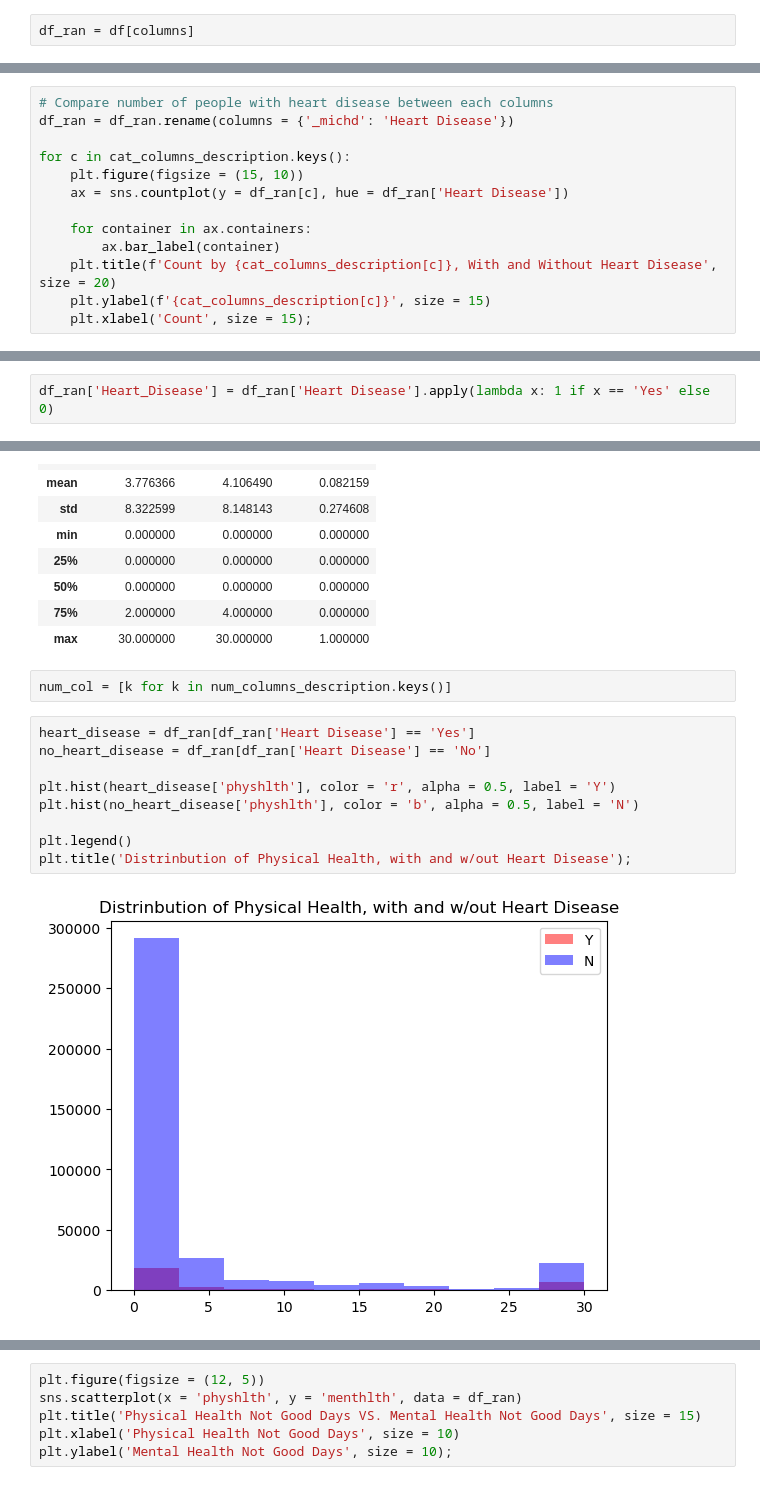
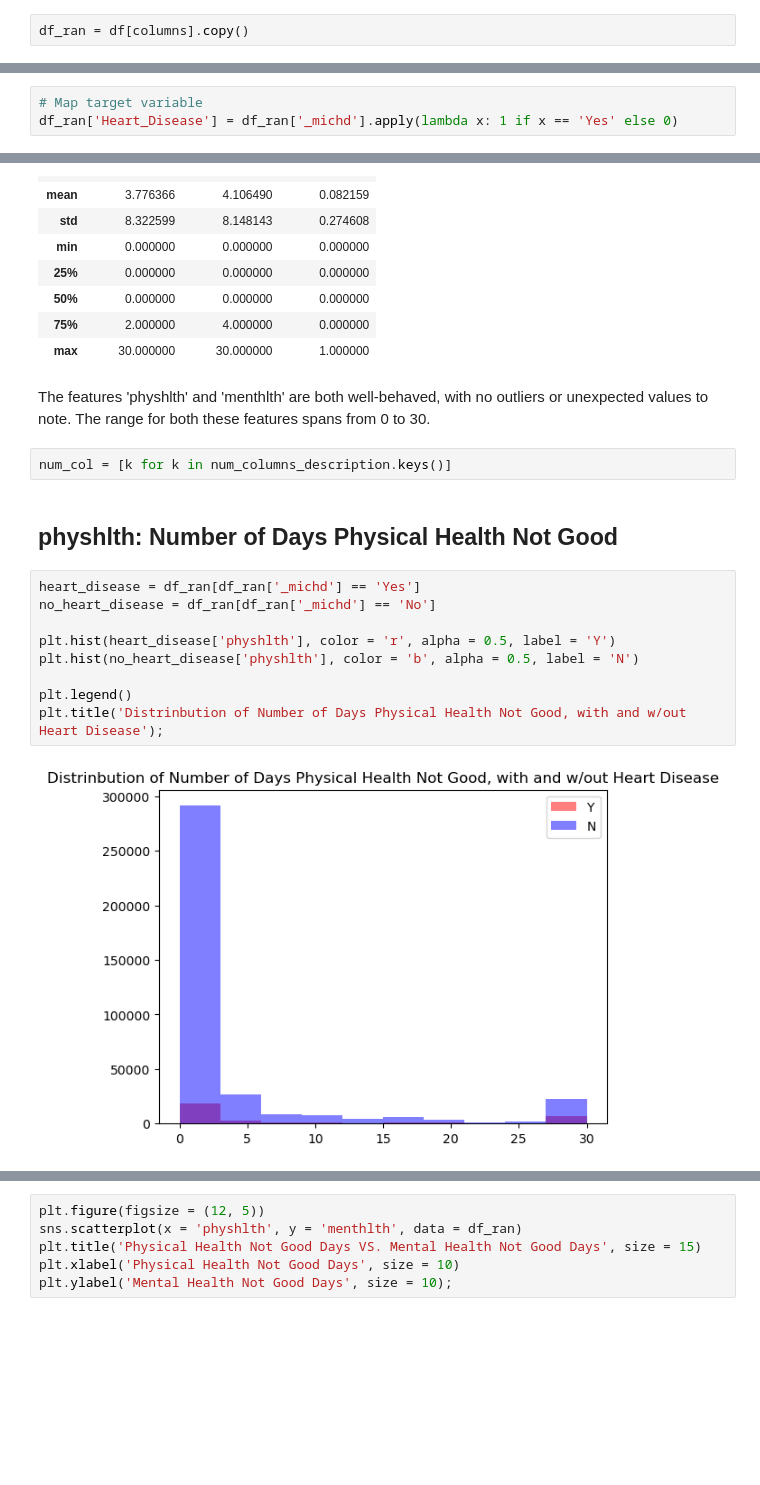
Before and after one commit to blueran21/heart_disease_classification, a Jupyter notebook: code/4_Ran_EDA.ipynb, the cells around one changed output, grey strips where cells are left out. Saved outputs shown, nothing was run; the diff lists cells and outputs as text; blank space fills up the shorter version.

Commit message:
update Ran EDA and create a graph folder

```diff
--- a/code/4_Ran_EDA.ipynb
+++ b/code/4_Ran_EDA.ipynb
@@ -13,3 +18,3 @@ columns = [c.lower() for c in ['_MICHD', '_SEX', 'GENHLTH', 'PHYSHLTH',
 # %%
-df_ran = df[columns]
+df_ran = df[columns].copy()
 # %%
@@ -138,13 +45,0 @@ for c in cat_columns_description.keys():
-# %%
-# Compare number of people with heart disease between each columns
-df_ran = df_ran.rename(columns = {'_michd': 'Heart Disease'})
-
-for c in cat_columns_description.keys():
-    plt.figure(figsize = (15, 10))
-    ax = sns.countplot(y = df_ran[c], hue = df_ran['Heart Disease'])
-
-    for container in ax.containers:
-        ax.bar_label(container)
-    plt.title(f'Count by {cat_columns_description[c]}, With and Without Heart Disease', size = 20)
-    plt.ylabel(f'{cat_columns_description[c]}', size = 15)
-    plt.xlabel('Count', size = 15);
@@ -173,2 +45,0 @@ df_ran.head()
-# %%
-df_ran['Heart_Disease'] = df_ran['Heart Disease'].apply(lambda x: 1 if x == 'Yes' else 0)
@@ -217,0 +46,3 @@ for c in cat_columns_description.keys():
+# %%
+# Map target variable
+df_ran['Heart_Disease'] = df_ran['_michd'].apply(lambda x: 1 if x == 'Yes' else 0)
@@ -227,16 +273,20 @@ df_ran.describe()
 | 50% | 0.000000 | 0.000000 | 0.000000 |
 | 75% | 2.000000 | 4.000000 | 0.000000 |
 | max | 30.000000 | 30.000000 | 1.000000 |
+# %% [markdown]
+The features 'physhlth' and 'menthlth' are both well-behaved, with no outliers or unexpected values to note. The range for both these features spans from 0 to 30.
 # %%
 num_col = [k for k in num_columns_description.keys()]
+# %% [markdown]
+## physhlth: Number of Days Physical Health Not Good
 # %%
-heart_disease = df_ran[df_ran['Heart Disease'] == 'Yes']
-no_heart_disease = df_ran[df_ran['Heart Disease'] == 'No']
+heart_disease = df_ran[df_ran['_michd'] == 'Yes']
+no_heart_disease = df_ran[df_ran['_michd'] == 'No']
 
 plt.hist(heart_disease['physhlth'], color = 'r', alpha = 0.5, label = 'Y')
 plt.hist(no_heart_disease['physhlth'], color = 'b', alpha = 0.5, label = 'N')
 
 plt.legend()
-plt.title('Distrinbution of Physical Health, with and w/out Heart Disease');
+plt.title('Distrinbution of Number of Days Physical Health Not Good, with and w/out Heart Disease');
 # %% [output]
-[figure, old version]
+[figure, new version]
```
Also changed, not shown: parts of 86 cells of this notebook.
